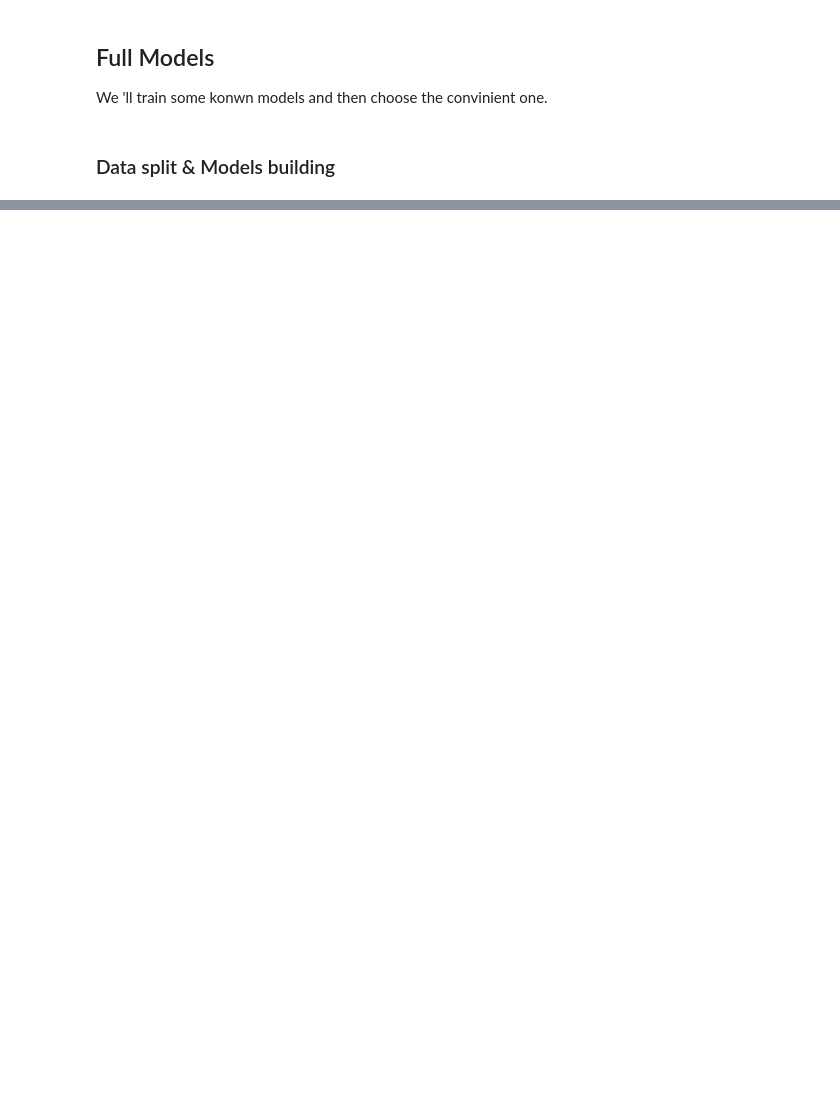
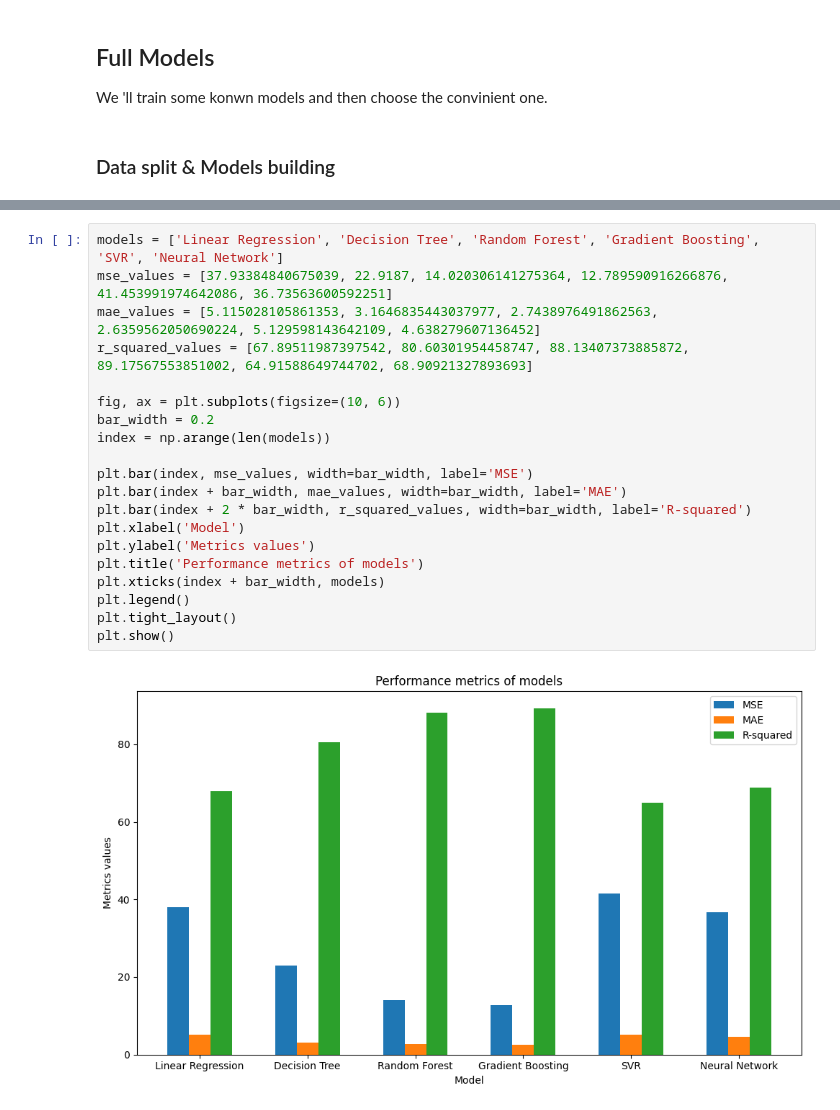
Before and after one commit to OussamaElhamdani/Python-school-project, a Jupyter notebook: main.ipynb, the cells around one changed output, grey strips where cells are left out. Cells and saved outputs as stored; diff of their text form; blank space fills up the shorter version.

```diff
--- a/main.ipynb
+++ b/main.ipynb
@@ -430,0 +490,22 @@ target = np.array(df["price"])
+# %%
+models = ['Linear Regression', 'Decision Tree', 'Random Forest', 'Gradient Boosting', 'SVR', 'Neural Network']
+mse_values = [37.93384840675039, 22.9187, 14.020306141275364, 12.789590916266876, 41.453991974642086, 36.73563600592251]
+mae_values = [5.115028105861353, 3.1646835443037977, 2.7438976491862563, 2.6359562050690224, 5.129598143642109, 4.638279607136452]
+r_squared_values = [67.89511987397542, 80.60301954458747, 88.13407373885872, 89.17567553851002, 64.91588649744702, 68.90921327893693]
+
+fig, ax = plt.subplots(figsize=(10, 6))
+bar_width = 0.2
+index = np.arange(len(models))
+
+plt.bar(index, mse_values, width=bar_width, label='MSE')
+plt.bar(index + bar_width, mae_values, width=bar_width, label='MAE')
+plt.bar(index + 2 * bar_width, r_squared_values, width=bar_width, label='R-squared')
+plt.xlabel('Model')
+plt.ylabel('Metrics values')
+plt.title('Performance metrics of models')
+plt.xticks(index + bar_width, models)
+plt.legend()
+plt.tight_layout()
+plt.show()
+# %% [output]
+[figure, added]
```
Also changed, not shown: parts of 8 cells of this notebook.
